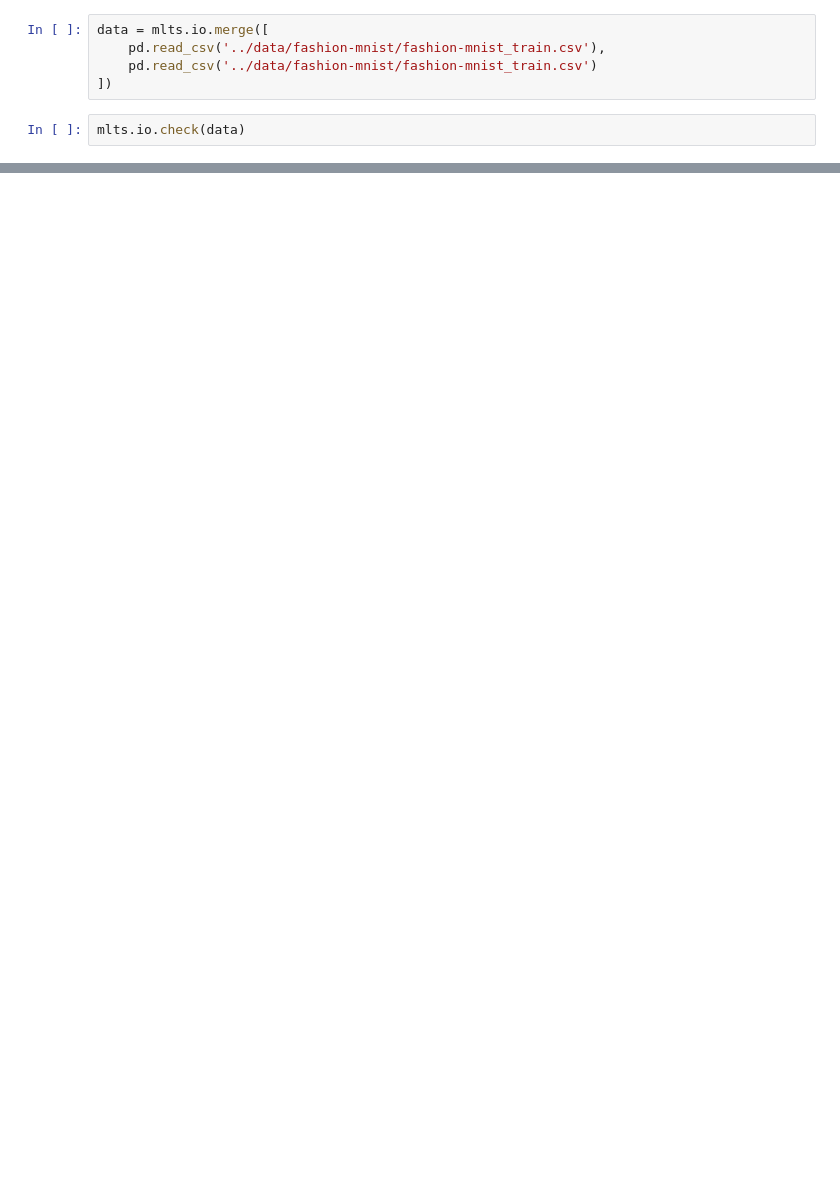
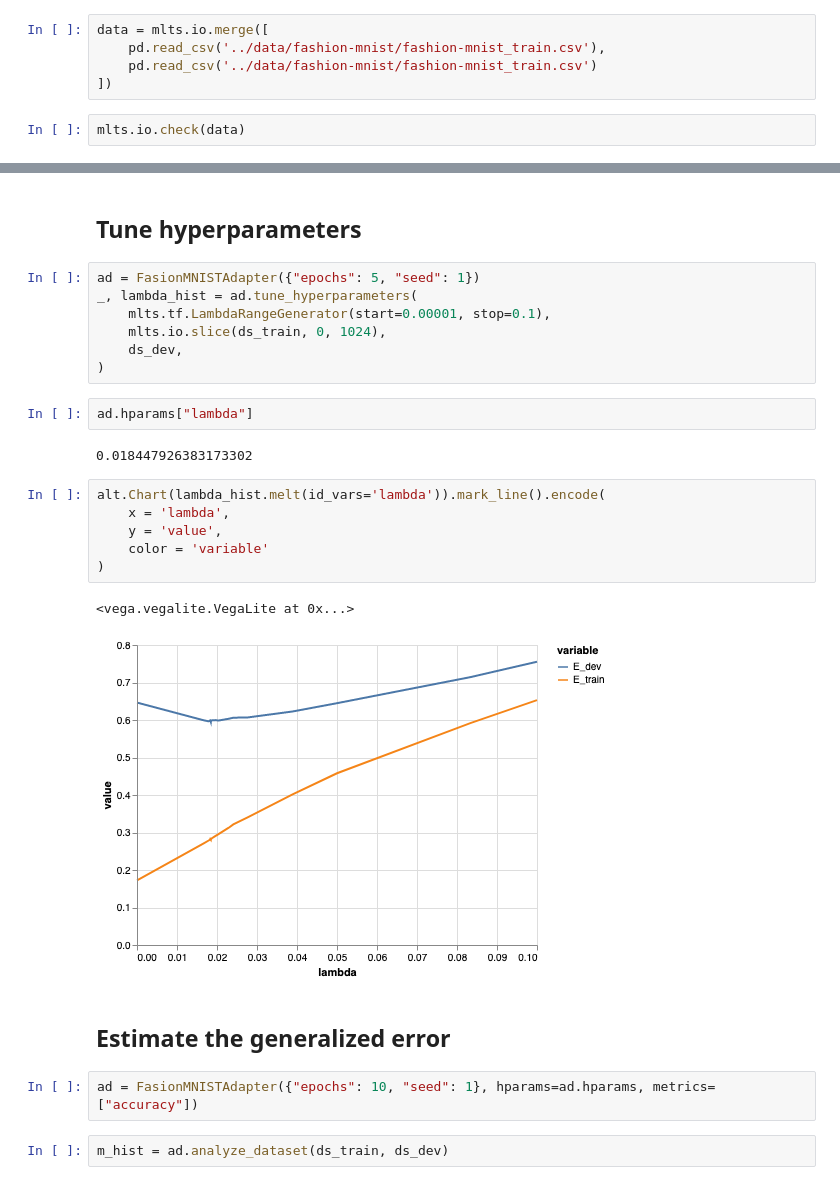
Before and after one commit to manifest/machine-learning-notebook, a Jupyter notebook: tensorflow/classification.ipynb, the cells around one changed output, grey strips where cells are left out. Cells and saved outputs as stored; diff of their text form; blank space fills up the shorter version.

```diff
--- a/tensorflow/classification.ipynb
+++ b/tensorflow/classification.ipynb
@@ -134,0 +131,28 @@ Epoch 10/10
+# %% [markdown]
+## Tune hyperparameters
+# %%
+ad = FasionMNISTAdapter({"epochs": 5, "seed": 1})
+_, lambda_hist = ad.tune_hyperparameters(
+    mlts.tf.LambdaRangeGenerator(start=0.00001, stop=0.1),
+    mlts.io.slice(ds_train, 0, 1024),
+    ds_dev,
+)
+# %%
+ad.hparams["lambda"]
+# %% [output]
+0.018447926383173302
+# %%
+alt.Chart(lambda_hist.melt(id_vars='lambda')).mark_line().encode(
+    x = 'lambda',
+    y = 'value',
+    color = 'variable'
+)
+# %% [output]
+<vega.vegalite.VegaLite at 0x...>
+[figure, added]
+# %% [markdown]
+## Estimate the generalized error
+# %%
+ad = FasionMNISTAdapter({"epochs": 10, "seed": 1}, hparams=ad.hparams, metrics=["accuracy"])
+# %%
+m_hist = ad.analyze_dataset(ds_train, ds_dev)
```
Also changed, not shown: parts of 19 cells of this notebook, 1 other file.
